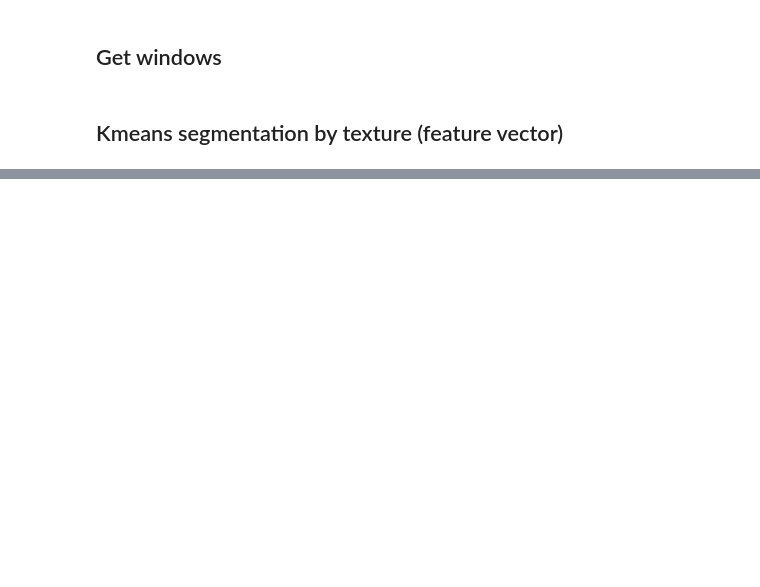
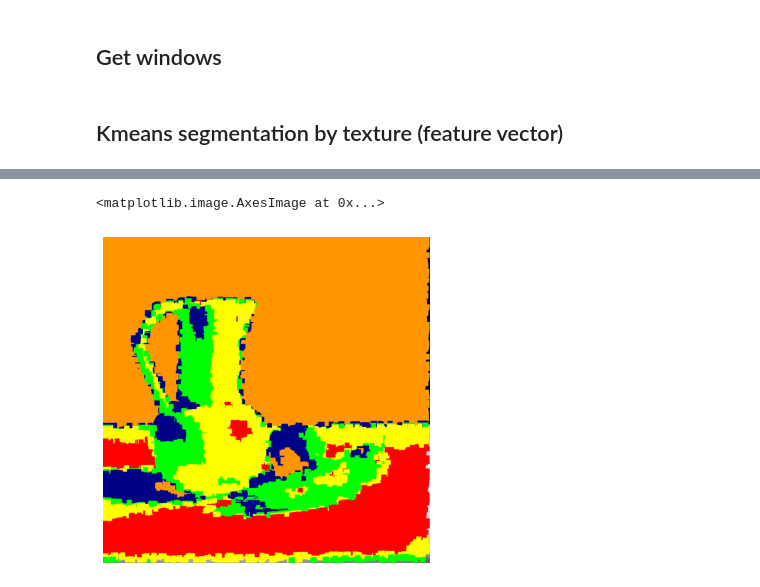
Before and after one commit to molnar75/diplomamunka, a Jupyter notebook: notebooks/07_kmeans_texture.ipynb, the cells around one changed output, grey strips where cells are left out. Drawn from its saved outputs; the diff is of its cells as text; code cells hidden in the pictures; blank space fills up the shorter version.

```diff
--- a/notebooks/07_kmeans_texture.ipynb
+++ b/notebooks/07_kmeans_texture.ipynb
@@ -460,0 +396,16 @@ plt.imshow(cl_image)
+# %%
+colored_image_test = cl_image
+
+colors = np.array([[0, 0, 135],[255, 0, 0], [255, 255, 0],[255, 150, 0],[0, 255, 0]])
+
+for i in range(len(test_labels)):
+    colored_image_test[int(test_pixels[i][0]):int(test_pixels[i][0]+px), int(test_pixels[i][1]):int(test_pixels[i][1]+px)] = colors[test_labels[i]]
+
+plt.figure(figsize=(6,6))
+
+plt.axis("off")
+
+plt.imshow(colored_image_test)
+# %% [output]
+<matplotlib.image.AxesImage at 0x...>
+[figure, added]
```
Also changed, not shown: parts of 21 cells of this notebook, 8 other files.
